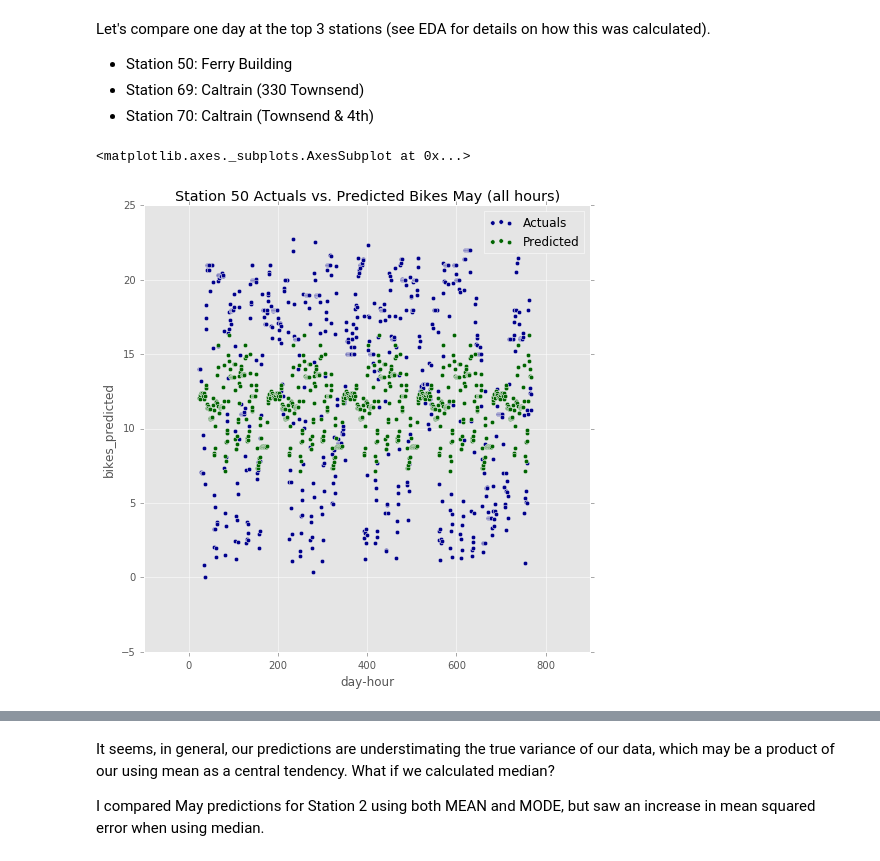
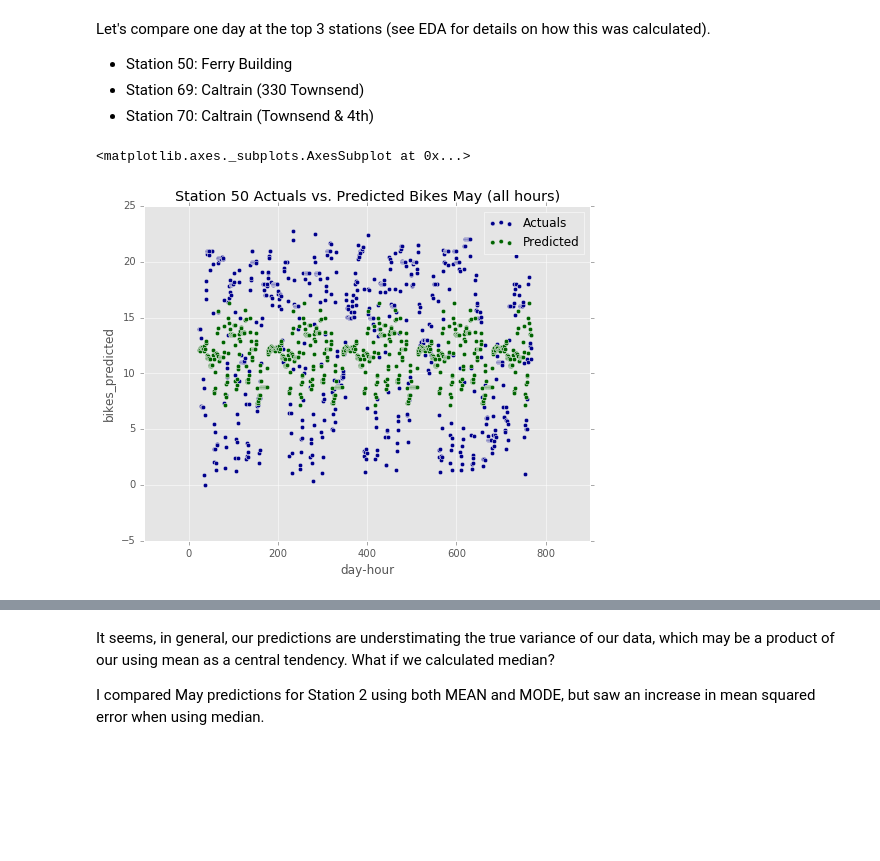
Before and after one commit to SioKCronin/bikesupply, a Jupyter notebook: models/historical_data_model.ipynb, the cells around one changed output, grey strips where cells are left out. Cells and saved outputs as stored; diff of their text form; code cells hidden in the pictures; blank space fills up the shorter version.

```diff
--- a/models/historical_data_model.ipynb
+++ b/models/historical_data_model.ipynb
@@ -31,6 +39,7 @@ status_2016 = pd.read_csv('~/Code/bikesupply/data/test_data/status_may16.csv', p
 status_2015 = status_2015.set_index('time')
 status_2015['hour'] = [ts.hour for ts in status_2015.index]
 status_2015['weekday'] = [ts.weekday() for ts in status_2015.index]
+status_2015['day'] = [ts.day for ts in status_2015.index]
 # %%
 means_2015 = status_2015.groupby(['weekday','station_id','hour']).mean()
 median_2015 = status_2015.groupby(['weekday','station_id','hour']).median() # Experimented with median
@@ -99,5 +118,5 @@ station_two[0:5]
 # %%
-rcParams['figure.figsize'] = 8, 8
+rcParams['figure.figsize'] = 8, 6
 ax = station_two.plot.scatter(x='hour', y='bikes_actual', color='DarkBlue', label='Actuals')
 station_two.plot.scatter(x='hour', y='bikes_predicted', color='DarkGreen', label='Predicted', ax=ax, title = "Station 2 Actuals vs. Predicted Bikes (hourly)")
 # %% [output]
@@ -106,7 +125,7 @@ station_two.plot.scatter(x='hour', y='bikes_predicted', color='DarkGreen', label
 # %% [markdown]
 This captures central tendancy, but not a strong predictor of the variance of hourly times across the days of the month.
 # %%
-rcParams['figure.figsize'] = 8, 8
+rcParams['figure.figsize'] = 8, 6
 ax = station_two.plot.scatter(x='day', y='bikes_actual', color='DarkBlue', label='Actuals')
 station_two.plot.scatter(x='day', y='bikes_predicted', color='DarkGreen', label='Predicted', ax=ax, title = "Station 2 Actuals vs. Predicted Bikes (days)")
 # %% [output]
@@ -115,7 +134,7 @@ station_two.plot.scatter(x='day', y='bikes_predicted', color='DarkGreen', label=
 # %% [markdown]
 Once again, this charts the central tendancy, but doesn't give us an accurate picture across the hours of the day. For instance, there are predictions for days 2 and 3 that would be greatly overestimating.
 # %%
-rcParams['figure.figsize'] = 8, 8
+rcParams['figure.figsize'] = 8, 6
 ax = station_two.plot.scatter(x='day-hour', y='bikes_actual', color='DarkBlue', label='Actuals')
 station_two.plot.scatter(x='day-hour', y='bikes_predicted', color='DarkGreen', label='Predicted', ax=ax, title = "Station 2 Actuals vs. Predicted Bikes May (all hours)")
 # %% [output]
@@ -129,11 +148,11 @@ Let's compare one day at the top 3 stations (see EDA for details on how this was
 * Station 70: Caltrain (Townsend & 4th)
 # %%
 station_fifty = merged_df.query("station_id == 50")
-rcParams['figure.figsize'] =  8, 8
+rcParams['figure.figsize'] =  8, 6
 ax = station_fifty.plot.scatter(x='day-hour', y='bikes_actual', color='DarkBlue', label='Actuals')
 station_two.plot.scatter(x='day-hour', y='bikes_predicted', color='DarkGreen', label='Predicted', ax=ax, title = "Station 50 Actuals vs. Predicted Bikes May (all hours)")
 # %% [output]
 <matplotlib.axes._subplots.AxesSubplot at 0x...>
-[figure, old version]
+[figure, new version]
 # %%
 station_sixty_nine = merged_df.query("station_id == 69")
```
Also changed, not shown: parts of 34 cells of this notebook, 4 other files.
